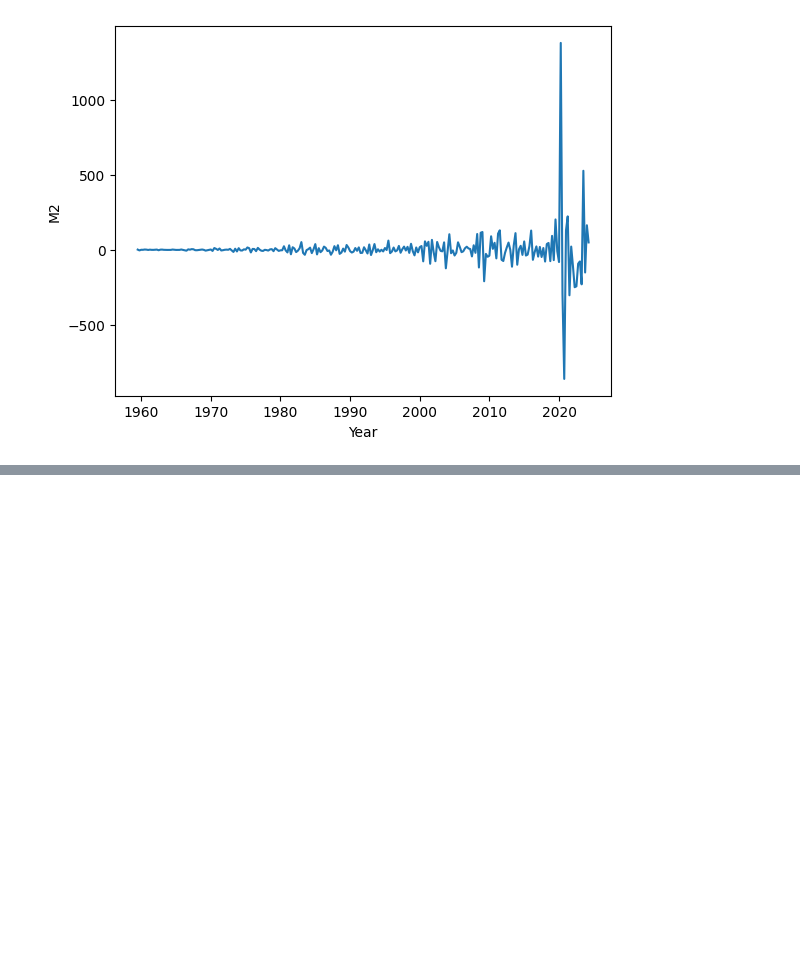
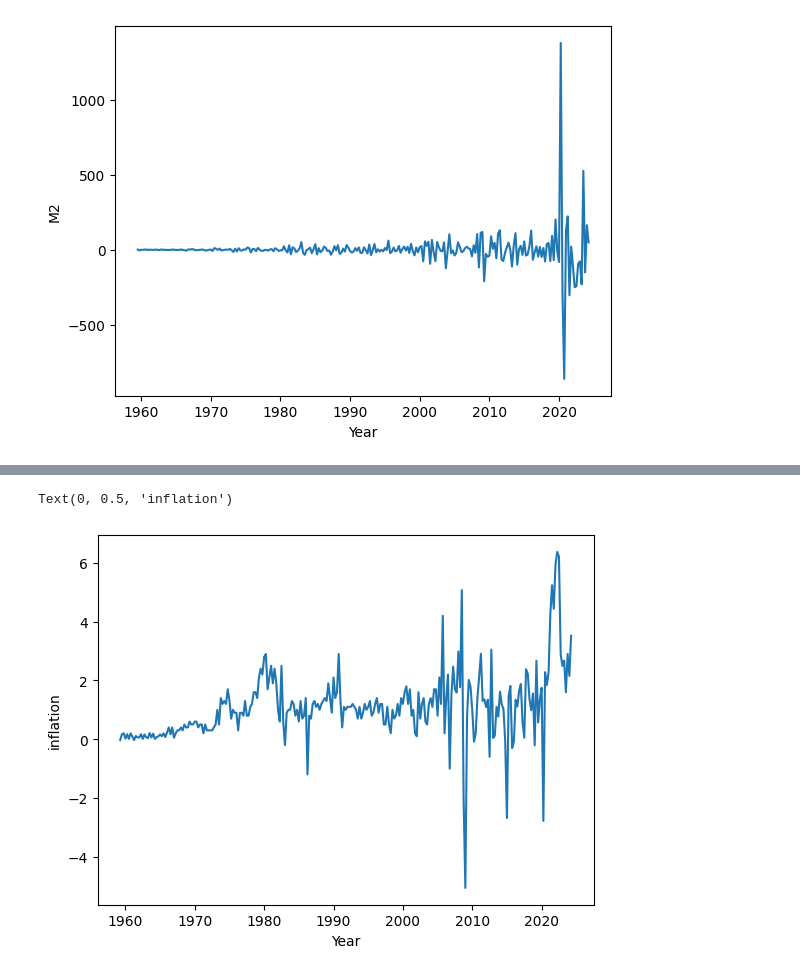
Before and after one commit to niklas0801/VAR_Models, a Jupyter notebook: VAR_model.ipynb, the cells around one changed output, grey strips where cells are left out. Saved outputs shown, nothing was run; the diff lists cells and outputs as text; code cells hidden in the pictures; blank space fills up the shorter version.

```diff
--- a/VAR_model.ipynb
+++ b/VAR_model.ipynb
@@ -209,0 +244,22 @@ Text(0, 0.5, 'M2')
+# %%
+# Differencing the time-series to achieve stationarity
+
+inflation_diff = inflation.copy()
+
+inflation_diff["inflation"] = inflation["inflation"].diff().copy()
+# %%
+# Drop the row with the missing value
+
+inflation_diff = inflation_diff.dropna().copy()
+
+# Again testing for stationarity
+
+result = adfuller(inflation_diff["inflation"])
+print("ADF Statistic: %f" % result[0])
+print("p-value: %f" % result[1])
+for key, value in result[4].items():
+    print("Critical values:")
+    print(f"  {key} {value}")
+
+# The p-value > 0.05, the time-series is now stationary after differencing for one time
+# The time-series is therefore integrated by order 1: I(1)
@@ -209,0 +275,10 @@ Text(0, 0.5, 'M2')
+# %%
+# Plotting the time-series again
+
+fig, ax = plt.subplots()
+ax.plot("inflation", data=inflation_diff)
+ax.set_xlabel("Year")
+ax.set_ylabel("inflation")
+# %% [output]
+Text(0, 0.5, 'inflation')
+[figure, added]
```
Also changed, not shown: parts of 4 cells of this notebook.
